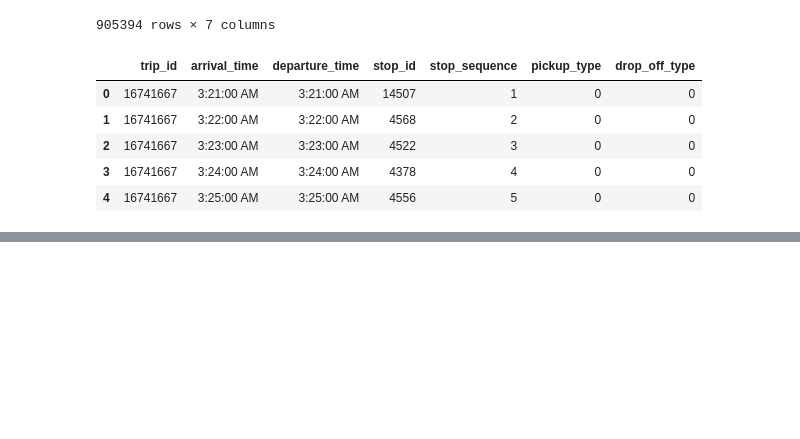
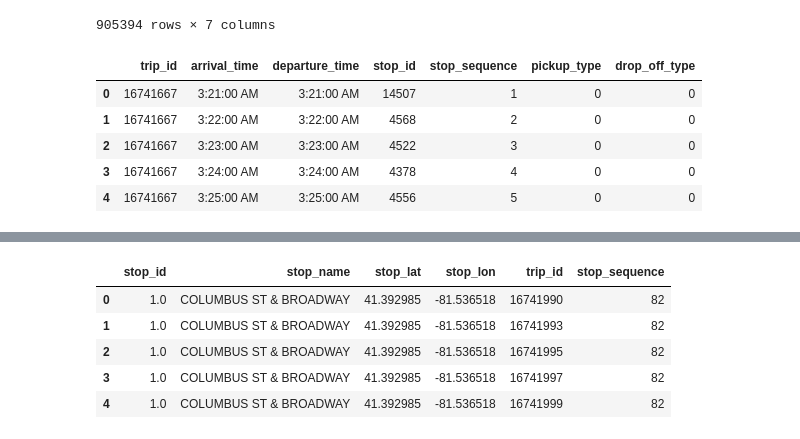
Before and after one commit to tanazimmer/Project1, a Jupyter notebook: bus_project.ipynb, the cells around one changed output, grey strips where cells are left out. Cells and saved outputs as stored; diff of their text form; code cells hidden in the pictures; blank space fills up the shorter version.

```diff
--- a/bus_project.ipynb
+++ b/bus_project.ipynb
@@ -313,0 +312,11 @@ lngrte_fig
+# %%
+#Get trip distances
+distance_df = bus_data[["stop_id","stop_name","stop_lat","stop_lon","trip_id","stop_sequence"]]
+distance_df.head()
+# %% [output]
+|  | stop_id | stop_name | stop_lat | stop_lon | trip_id | stop_sequence |
+| 0 | 1.0 | COLUMBUS ST & BROADWAY | 41.392985 | -81.536518 | 16741990 | 82 |
+| 1 | 1.0 | COLUMBUS ST & BROADWAY | 41.392985 | -81.536518 | 16741993 | 82 |
+| 2 | 1.0 | COLUMBUS ST & BROADWAY | 41.392985 | -81.536518 | 16741995 | 82 |
+| 3 | 1.0 | COLUMBUS ST & BROADWAY | 41.392985 | -81.536518 | 16741997 | 82 |
+| 4 | 1.0 | COLUMBUS ST & BROADWAY | 41.392985 | -81.536518 | 16741999 | 82 |
```
Also changed, not shown: parts of 12 cells of this notebook.
